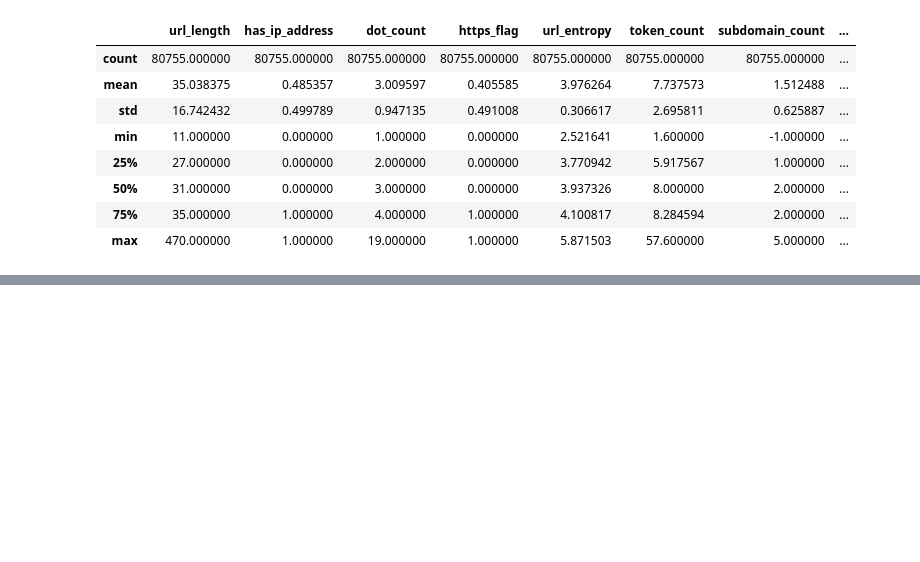
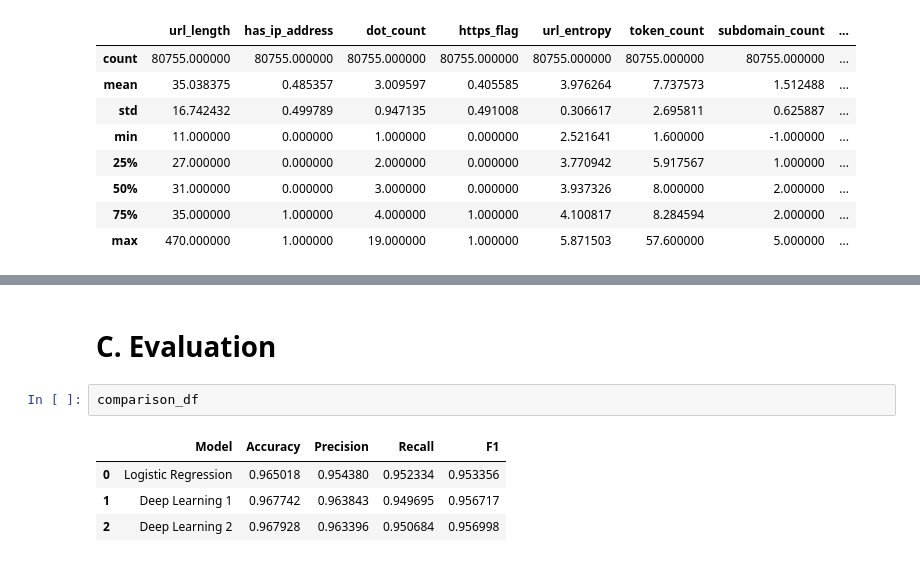
Before and after one commit to AlvinWjy25/phishing-classifcation-SE-final-project, a Jupyter notebook: backend/notebooks/EDA.ipynb, the cells around one changed output, grey strips where cells are left out. Saved outputs shown, nothing was run; the diff lists cells and outputs as text; blank space fills up the shorter version.

```diff
--- a/backend/notebooks/EDA.ipynb
+++ b/backend/notebooks/EDA.ipynb
@@ -83,0 +327,9 @@ df.describe()
+# %% [markdown]
+# C. Evaluation
+# %%
+comparison_df
+# %% [output]
+|  | Model | Accuracy | Precision | Recall | F1 |
+| 0 | Logistic Regression | 0.965018 | 0.954380 | 0.952334 | 0.953356 |
+| 1 | Deep Learning 1 | 0.967742 | 0.963843 | 0.949695 | 0.956717 |
+| 2 | Deep Learning 2 | 0.967928 | 0.963396 | 0.950684 | 0.956998 |
```
Also changed, not shown: parts of 19 cells of this notebook.
